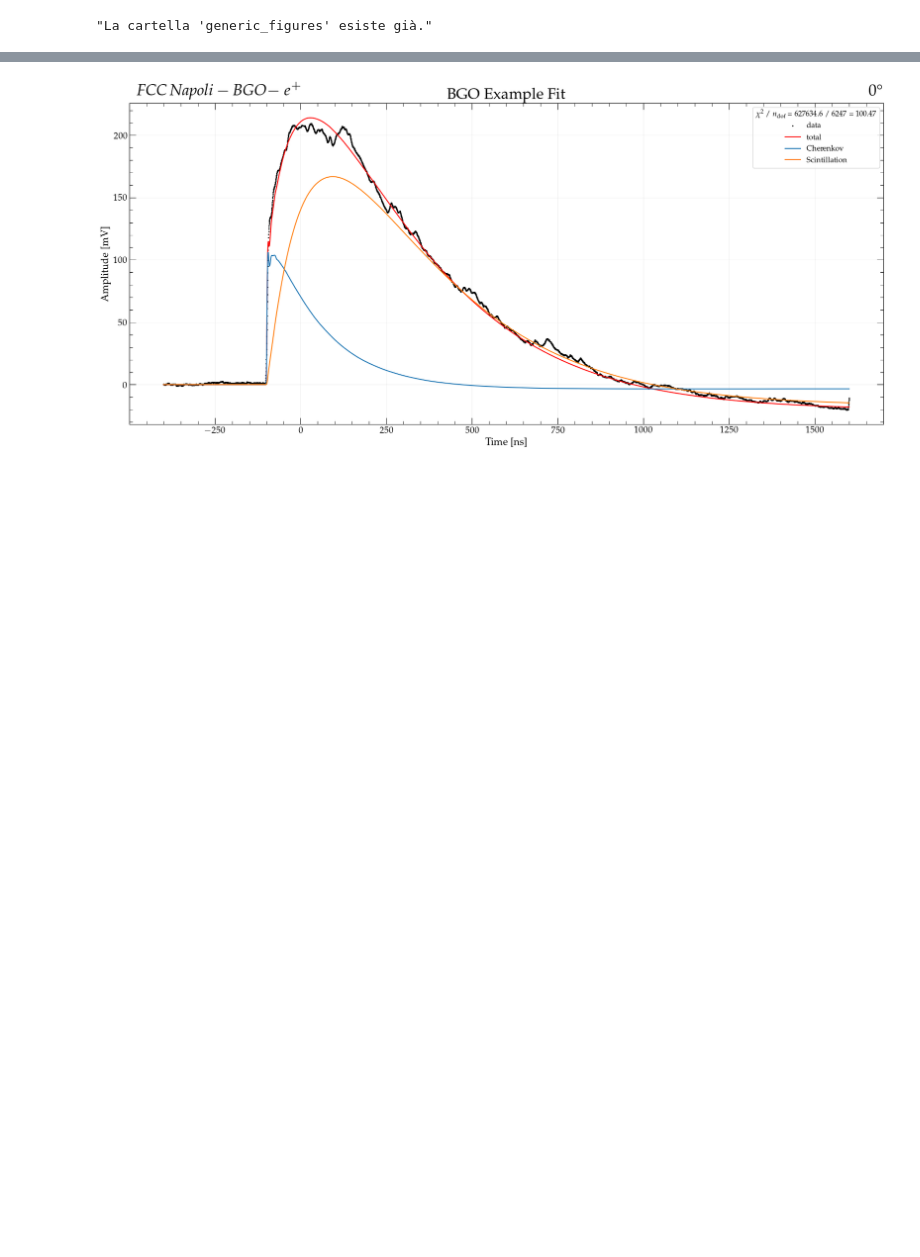
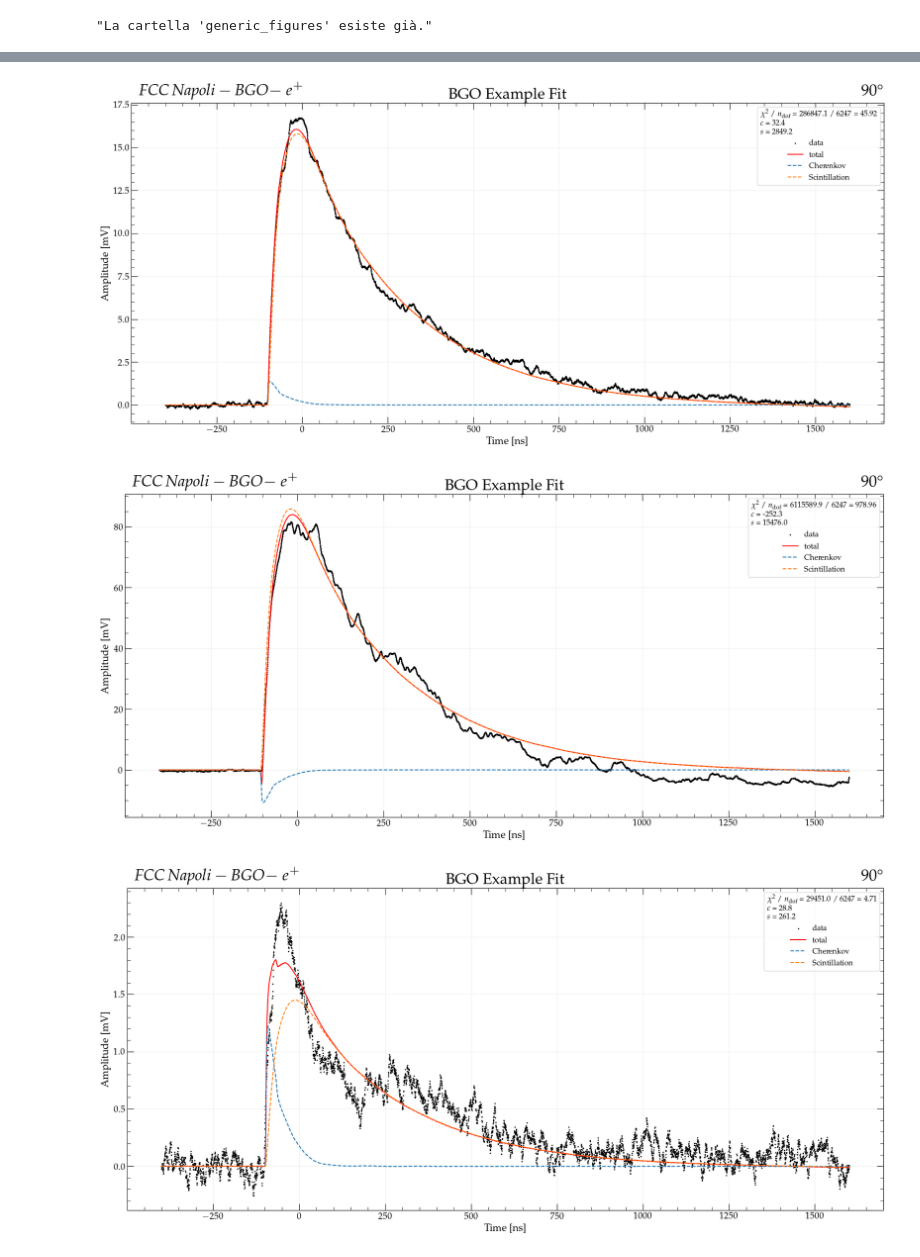
Before and after one commit to FCCNA/fcc-testbeam_analysis, a Jupyter notebook: CherenkovYieldFit.ipynb, the cells around one changed output, grey strips where cells are left out. Drawn from its saved outputs; the diff is of its cells as text; code cells hidden in the pictures; blank space fills up the shorter version.

```diff
--- a/CherenkovYieldFit.ipynb
+++ b/CherenkovYieldFit.ipynb
@@ -50,8 +50,8 @@ import random
 # %%
 crystal = 'BGO'
 beam = 'e'
-angle = 0
-ch = 2
+angle = 90
+ch = 1
 laser = True
 # %%
 beam_text = r'$e^+$' if beam == 'e' else r'$\mu^+$'
@@ -84,6 +88,10 @@ with open('yaml/laser_calib.yaml', 'r') as file:
 if ch == 2:
     sipm = '6x6'
     ampl = 18
+
+if ch == 1:
+    sipm = '3x3'
+    ampl = 0
 # %%
 if laser:
     path_data = '/eos/user/m/mcampajo/MAXICC_TB_analysis/data_calibrazioni/laser/'
@@ -115,6 +123,8 @@ print(sampled_numbers)
 # %%
 if ch == 2:
     SPR = mcj.ampl6x6_18
+if ch == 1:
+    SPR = mcj.ampl3x3_filter
 # %%
 dt = times[1]-times[0]
 dt = dt.round(3)
@@ -128,6 +138,6 @@ interS_template, interC_template, bins = mcj.get_templates(crystal,
                                                            nsimS=1E7,
                                                            nsimC=1E7,
                                                            normalize=True,
-                                                           graphics=False,
+                                                           graphics=True,
                                                            Laser_Calib = laser,
                                                            run = log_laser[sipm][ampl])
@@ -137,32 +150,34 @@ def myfunc(x, c, s, t0, of):
     return mcj.wf_function(x, interS_template, interC_template, c, s, t0, of)
 # %%
 
-for ev_id in [sampled_numbers[0]]:
-    WFT = wf[ev_id]['2media']
+for ev_id in sampled_numbers:
+    WFT = wf[ev_id][f'{ch}media']
     sigmas = np.std(WFT[:100])
 
     least_squares = LeastSquares(times, WFT, sigmas, myfunc)
     m = Minuit(least_squares, 100, 100, 0, 0)
     m.fixed['of'] = True
     m.migrad()
 
-    fit_info = [f"$\\chi^2$ / $n_\\mathrm{{dof}}$ = {m.fval:.1f} / {m.ndof:.0f} = {m.fval/m.ndof:.2f}" ]
+    fit_info = [f"$\\chi^2$ / $n_\\mathrm{{dof}}$ = {m.fval:.1f} / {m.ndof:.0f} = {m.fval/m.ndof:.2f} \n $c$ = {m.values['c']:.1f} \n $s$ = {m.values['s']:.1f}" ]
     custom_plot_layout(title = f'{crystal} Example Fit', xlabel=r"Time [ns]", figsize = (21,9), angle = angle, crystal = crystal, beam = beam_text)
     plt.scatter(times, WFT, s=1, color='black', label="data")
     plt.plot(times, myfunc(times, *m.values), label="total", color='red')
-    plt.plot(times, myfunc(times, m.values['c'], 0, m.values['t0'], m.values['of']), label="Cherenkov", color='C0')
-    plt.plot(times, myfunc(times, 0, m.values['s'], m.values['t0'], m.values['of']), label="Scintillation", color='C1')
+    plt.plot(times, myfunc(times, m.values['c'], 0, m.values['t0'], m.values['of']), label="Cherenkov", color='C0', linestyle='--')
+    plt.plot(times, myfunc(times, 0, m.values['s'], m.values['t0'], m.values['of']), label="Scintillation", color='C1', linestyle='--')
 
     plt.legend(title="\n".join(fit_info), fontsize=12, title_fontsize=12)
     plt.xlabel('Time [ns]', fontsize=16)
     plt.ylabel('Amplitude [mV]', fontsize=16)
     plt.xticks(fontsize=14)
     plt.yticks(fontsize=14)
     #plt.title(f'BGO - 10GeV e+ - theta={theta}, run {run_index}, event {event} ', size=16)
     #plt.axvline(x=m.values['x0'])
     plt.grid()
     #plt.xlim(-150, 50)
-    plt.savefig(f'generic_figures/Example_Fit{crystal}_{beam}_{angle}.png', dpi = 300)
+    plt.savefig(f'generic_figures/Example_Fit{crystal}_{beam}_{angle}_{ch}.png', dpi = 300)
     plt.show()
 # %% [output]
-[figure, old version]
+[figure, new version]
+[figure, added]
+[figure, added]
```
Also changed, not shown: parts of 7 cells of this notebook, 23 other files.
